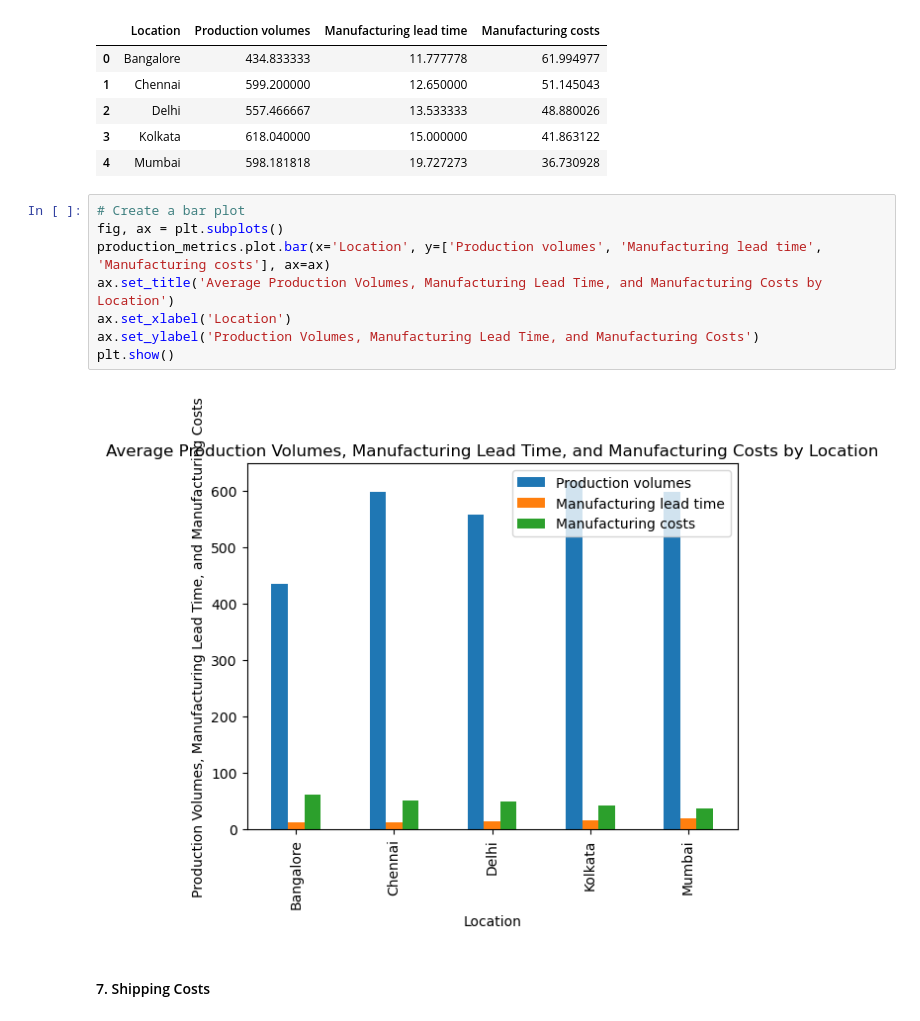
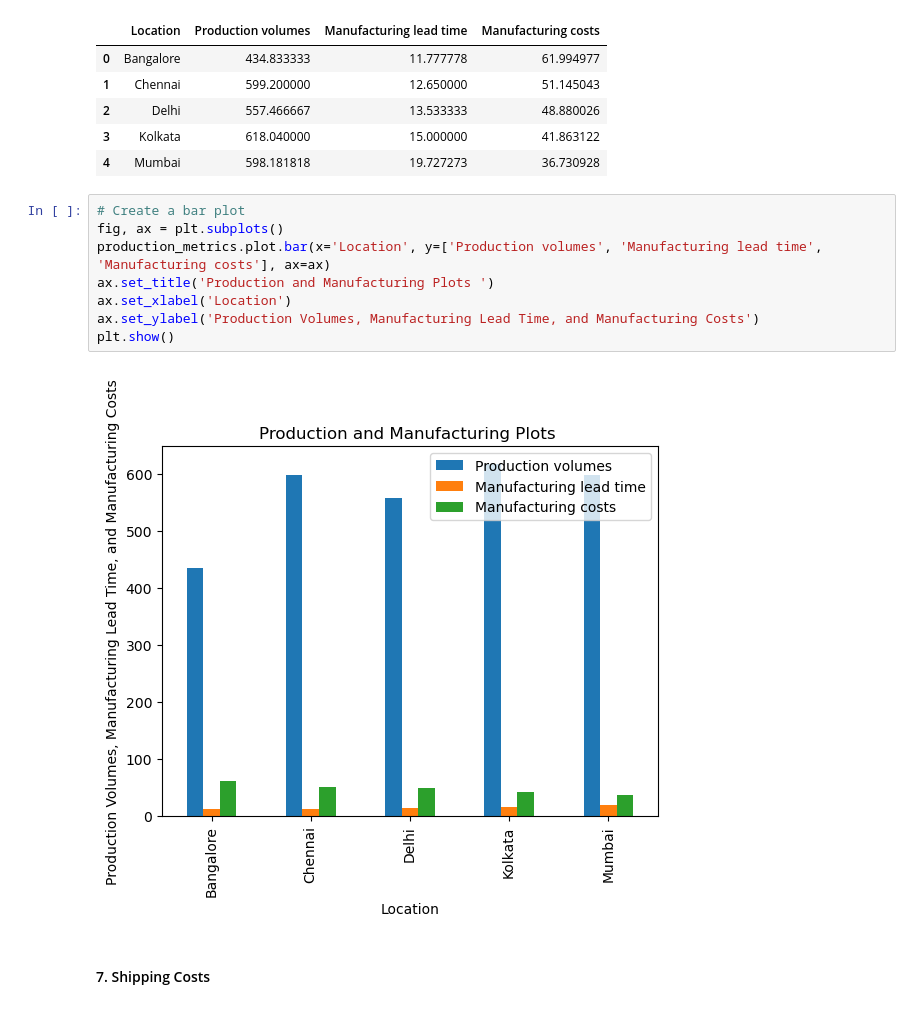
Before and after one commit to George-Mbugua/Supply-Chain-Analysis, a Jupyter notebook: Supply-Chain-Analysis.ipynb, the cells around one changed output. Drawn from its saved outputs; the diff is of its cells as text.

```diff
--- a/Supply-Chain-Analysis.ipynb
+++ b/Supply-Chain-Analysis.ipynb
@@ -335,13 +335,13 @@ production_metrics
 # %%
 # Create a bar plot
 fig, ax = plt.subplots()
 production_metrics.plot.bar(x='Location', y=['Production volumes', 'Manufacturing lead time', 'Manufacturing costs'], ax=ax)
-ax.set_title('Average Production Volumes, Manufacturing Lead Time, and Manufacturing Costs by Location')
+ax.set_title('Production and Manufacturing Plots ')
 ax.set_xlabel('Location')
 ax.set_ylabel('Production Volumes, Manufacturing Lead Time, and Manufacturing Costs')
 plt.show()
 # %% [output]
-[figure, old version]
+[figure, new version]
 # %% [markdown]
 #### 7. Shipping Costs
 # %%
```
Also changed, not shown: parts of 6 cells of this notebook.
